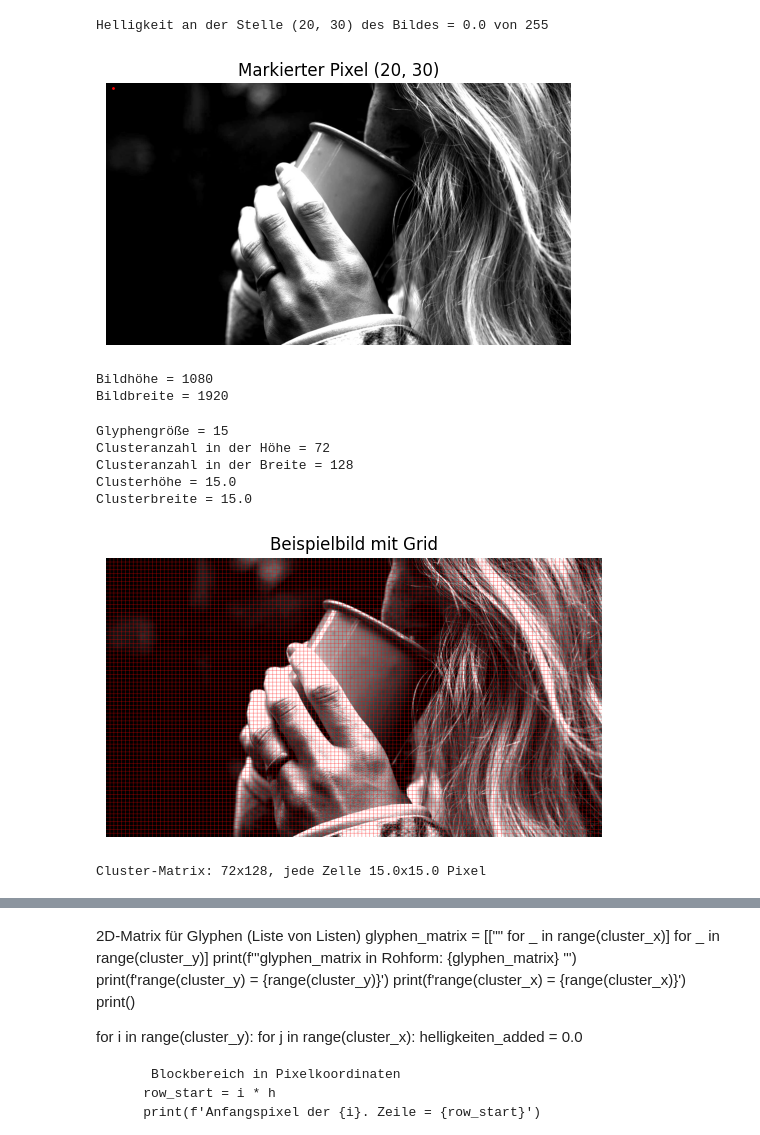
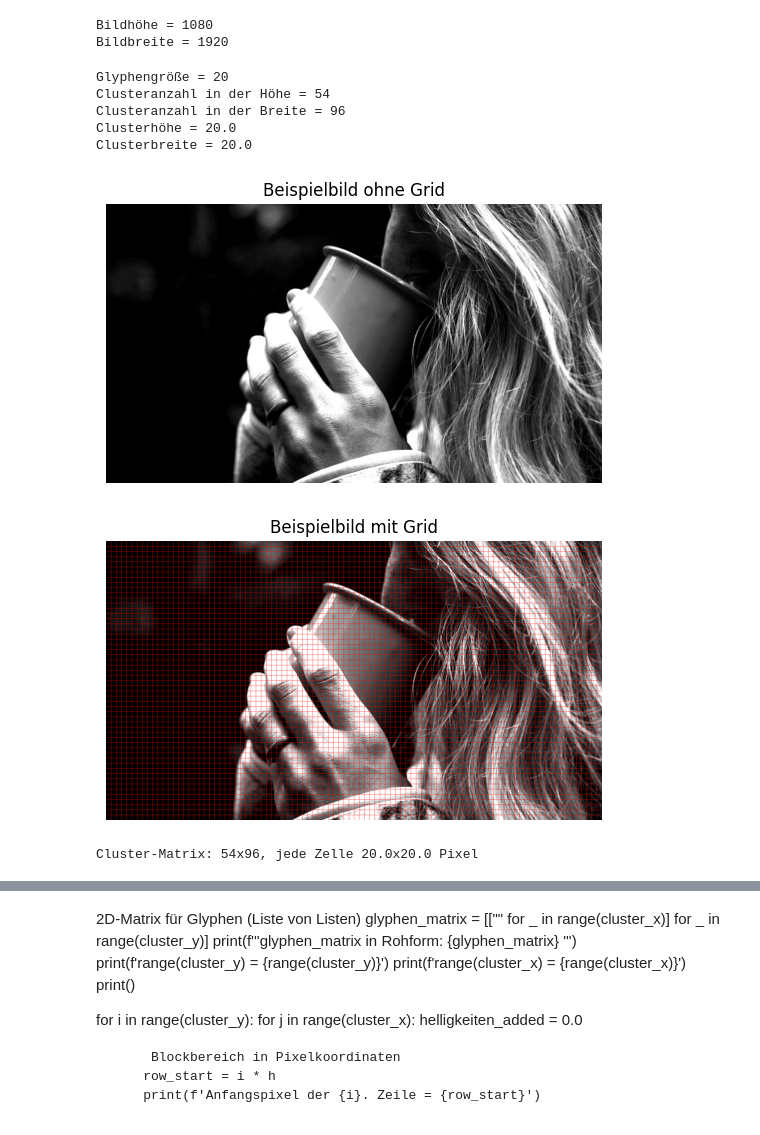
Before and after one commit to annahofbauer/glyphgen, a Jupyter notebook: notebooks/glyphgen_demo.ipynb, the cells around one changed output, grey strips where cells are left out. Cells and saved outputs as stored; diff of their text form; code cells hidden in the pictures.

```diff
--- a/notebooks/glyphgen_demo.ipynb
+++ b/notebooks/glyphgen_demo.ipynb
@@ -15,6 +15,7 @@ import math
 sys.path.append("../src")
 from utils import luminance, clustersize, getGlyph
 # %%
-# Beispielbild laden
+# Bild -> Pixelarray
+glyph_size = 20
 img = Image.open("../assets/frau_mit_tasse.jpg").convert("RGB")
 pixels = np.array(img)
@@ -29,21 +22,3 @@ plt.show()
-# %%
-# Test pixels[a, b] ist der pixel an der Stelle a, b auf dem Beispiel-Bild
-p1 = pixels[20, 30]
-helligkeit = luminance(p1)
-print(f'Helligkeit an der Stelle (20, 30) des Bildes = {helligkeit} von 255')
-# %% [output]
-Helligkeit an der Stelle (20, 30) des Bildes = 0.0 von 255
-# %%
-y, x = 20, 30  # Zeile, Spalte
-
-plt.figure(figsize=(6,6))
-plt.imshow(img)
-plt.scatter(x, y, color="red", s=1, marker="o")  # roter Punkt
-plt.title(f"Markierter Pixel ({y}, {x})")
-plt.axis("off")
-plt.show()
-# %% [output]
-[figure, removed]
 # %%
 # Bildhöhe und -weite auslesen
 height, width = pixels.shape[:2]
@@ -54,7 +29,6 @@ Bildhöhe = 1080
 Bildbreite = 1920
 # %%
 # berechnent die Größe der Cluster, damit diese auch gleich verteilt sind und kein Rand entsteht
-glyph_size = 15
 cluster_y, cluster_x, cluster_height, cluster_width = clustersize(
     glyph_size, height, width
 )
@@ -65,11 +39,11 @@ Clusteranzahl in der Breite = {cluster_x}
 Clusterhöhe = {cluster_height}
 Clusterbreite = {cluster_width}''')
 # %% [output]
-Glyphengröße = 15
-Clusteranzahl in der Höhe = 72
-Clusteranzahl in der Breite = 128
-Clusterhöhe = 15.0
-Clusterbreite = 15.0
+Glyphengröße = 20
+Clusteranzahl in der Höhe = 54
+Clusteranzahl in der Breite = 96
+Clusterhöhe = 20.0
+Clusterbreite = 20.0
 # %%
 # malt die Linien auf dem Bild
 def draw_grid(image, cluster_y, cluster_x, cluster_height, cluster_width):
@@ -90,22 +64,26 @@ def draw_grid(image, cluster_y, cluster_x, cluster_height, cluster_width):
 # %%
 # zeigt das Beispielbild mit dem Grid
 img_with_grid = draw_grid(img.copy(), cluster_y, cluster_x, cluster_height, cluster_width)
+plt.imshow(img)
+plt.title("Beispielbild ohne Grid")
+plt.axis("off")
+plt.show()
 plt.imshow(img_with_grid)
 plt.title("Beispielbild mit Grid")
 plt.axis("off")
 plt.show()
 # %% [output]
-[figure, old version]
+[figure, new version]
+[figure, added]
 # %%
 # startwert setzen, z. B. 10 pixel
 
-cluster_y, cluster_x, cluster_h, cluster_w = clustersize(glyph_size, height, width)
 cluster_y, cluster_x = int(cluster_y), int(cluster_x)
-h, w = cluster_h, cluster_w
+cluster_height, cluster_width = cluster_height, cluster_width
 
-print(f"Cluster-Matrix: {cluster_y}x{cluster_x}, jede Zelle {h}x{w} Pixel")
+print(f"Cluster-Matrix: {cluster_y}x{cluster_x}, jede Zelle {cluster_height}x{cluster_width} Pixel")
 # %% [output]
-Cluster-Matrix: 72x128, jede Zelle 15.0x15.0 Pixel
+Cluster-Matrix: 54x96, jede Zelle 20.0x20.0 Pixel
 # %%
 # 2D-Matrix für Glyphen (Liste von Listen)
 glyphen_matrix = [["" for _ in range(cluster_x)] for _ in range(cluster_y)]
```
Also changed, not shown: parts of 4 cells of this notebook.
